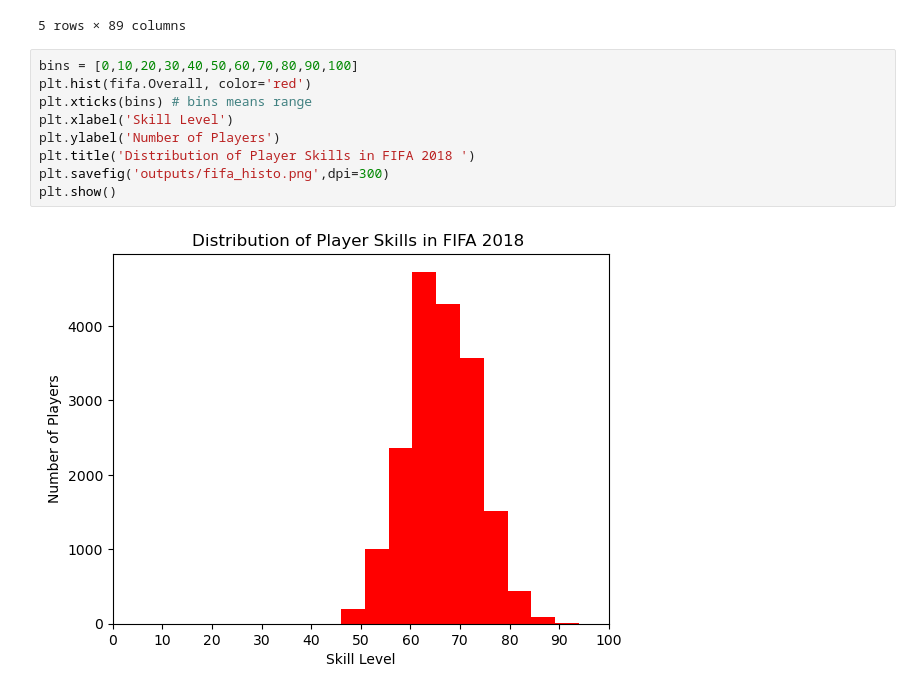
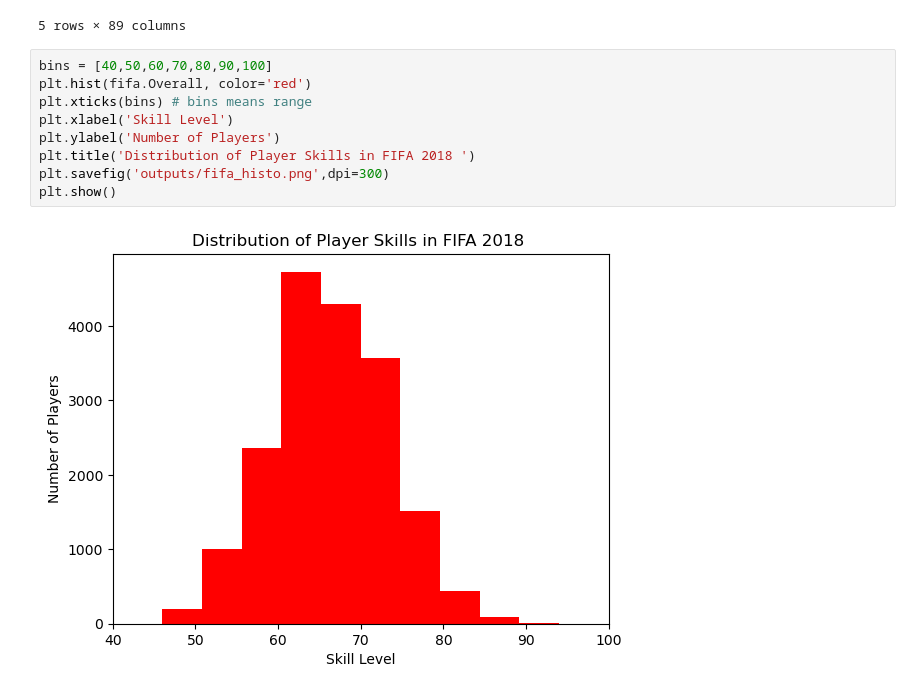
Before and after one commit to Ar3missss/Matplot, a Jupyter notebook: mat3.ipynb, the cells around one changed output. Saved outputs shown, nothing was run; the diff lists cells and outputs as text.

```diff
--- a/mat3.ipynb
+++ b/mat3.ipynb
@@ -14,13 +14,13 @@ fifa.head()
 | 4 | 4 | 192985 | K. De Bruyne | 27 | https://cdn.sofifa.org/players/4/... | Belgium | https://cdn.sofifa.org/flags/7.png | 91 | 92 | Manchester City | ... |
 5 rows × 89 columns
 # %%
-bins = [0,10,20,30,40,50,60,70,80,90,100]
+bins = [40,50,60,70,80,90,100]
 plt.hist(fifa.Overall, color='red')
 plt.xticks(bins) # bins means range
 plt.xlabel('Skill Level')
 plt.ylabel('Number of Players')
 plt.title('Distribution of Player Skills in FIFA 2018 ')
 plt.savefig('outputs/fifa_histo.png',dpi=300)
 plt.show()
 # %% [output]
-[figure, old version]
+[figure, new version]
```
Also changed, not shown: parts of 2 cells of this notebook, 2 other files.
